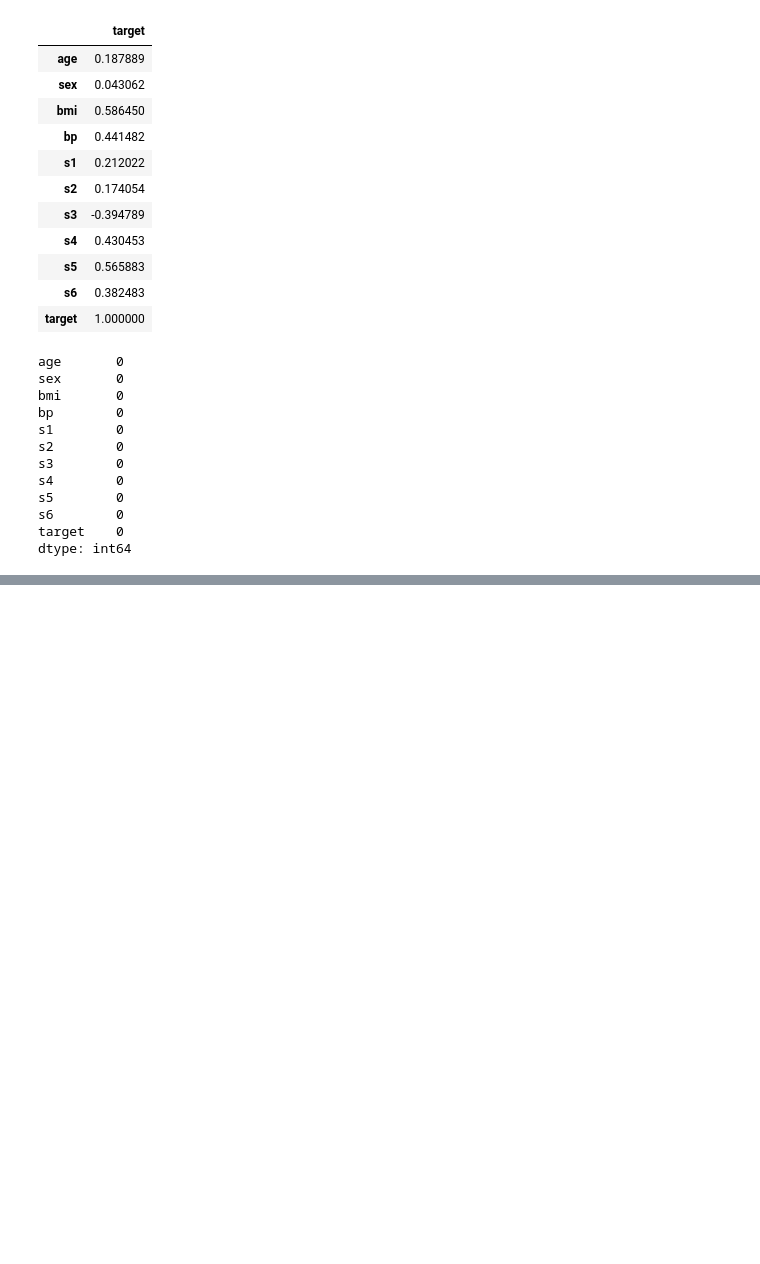
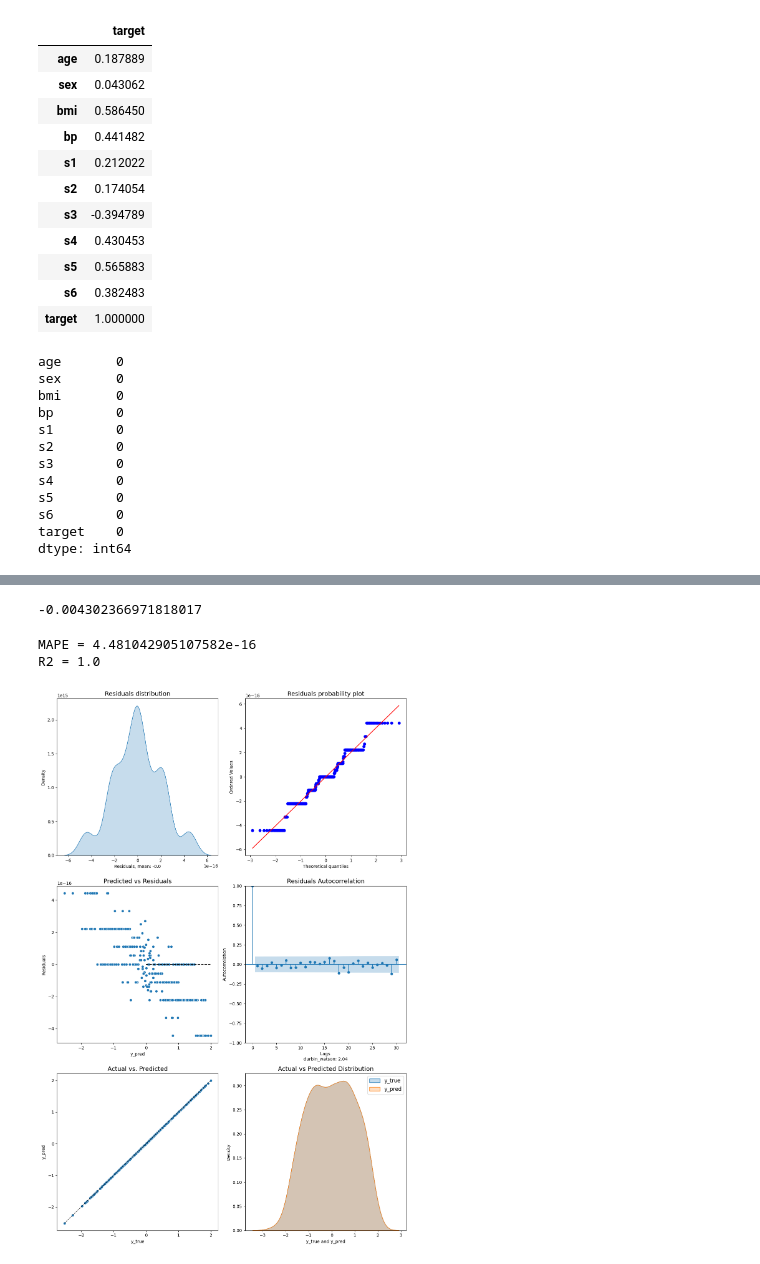
Before and after one commit to Firtux/Projects, a Jupyter notebook: ML/MLR_Sklearn.ipynb, the cells around one changed output, grey strips where cells are left out. Saved outputs shown, nothing was run; the diff lists cells and outputs as text; code cells hidden in the pictures; blank space fills up the shorter version.

```diff
--- a/ML/MLR_Sklearn.ipynb
+++ b/ML/MLR_Sklearn.ipynb
@@ -115,0 +143,10 @@ g.map(sns.scatterplot)
+# %%
+data = data.drop('s1', axis=1)
+# %%
+from sklearn.preprocessing import PowerTransformer
+
+pt = PowerTransformer()
+new_data = pd.DataFrame(pt.fit_transform(data),
+                      columns = data.columns)
+
+new_data.head()
@@ -115,0 +173,25 @@ g.map(sns.scatterplot)
+# %%
+st, p = stats.pointbiserialr(new_data.sex, new_data.target)
+print(st)
+# %% [output]
+-0.004302366971818017
+# %%
+X = new_data.drop(columns=['age', 'sex', 'bp', 's2', 's3', 's4', 's6'])
+y = new_data.target
+
+from sklearn.linear_model import LinearRegression
+
+model = LinearRegression()
+y_pred = model.fit(X, y).predict(X)
+
+MAPE = metrics.mean_absolute_percentage_error(y, y_pred) # средняя абсолютная ошибка в процентах
+R2 = metrics.r2_score(y, y_pred)
+
+print(f'MAPE = {MAPE}\nR2 = {R2}')
+# %% [output]
+MAPE = 4.481042905107582e-16
+R2 = 1.0
+# %%
+diagnostics_LR_model(y, y_pred)
+# %% [output]
+[figure, added]
```
Also changed, not shown: parts of 7 cells of this notebook.
